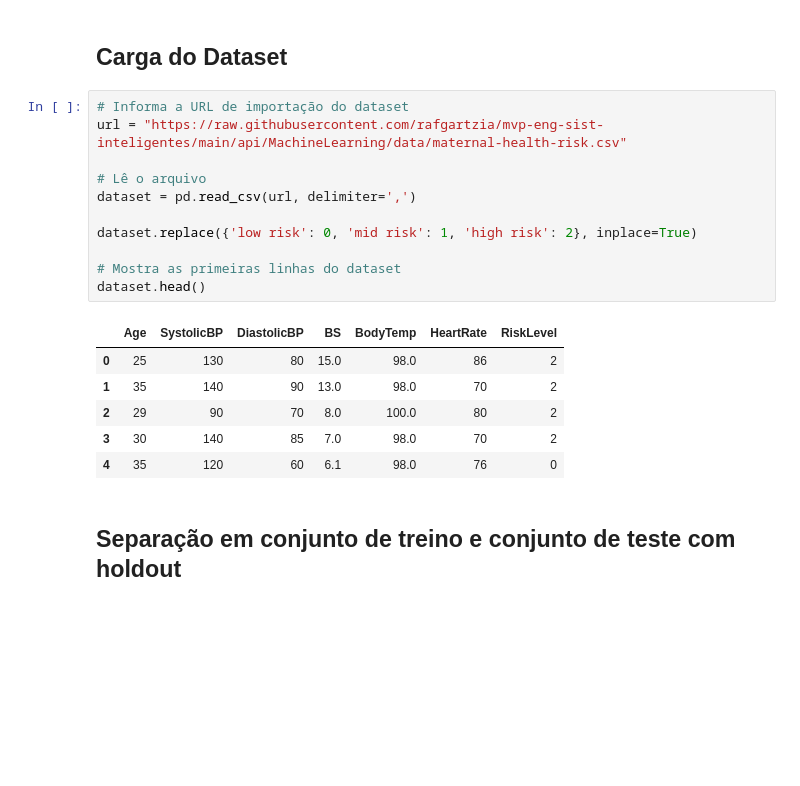
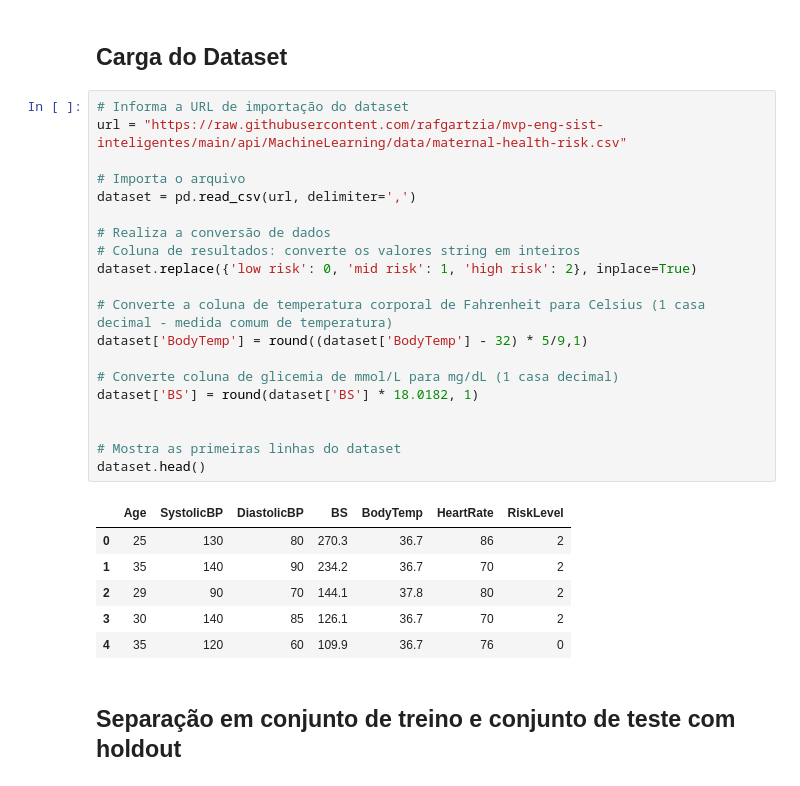
Before and after one commit to rafgartzia/mvp-eng-sist-inteligentes, a Jupyter notebook: api/MachineLearning/notebooks/maternal-risk.ipynb, the cells around one changed output. Cells and saved outputs as stored; diff of their text form; blank space fills up the shorter version.

```diff
--- a/api/MachineLearning/notebooks/maternal-risk.ipynb
+++ b/api/MachineLearning/notebooks/maternal-risk.ipynb
@@ -30,21 +28,30 @@ Matplotlib is building the font cache; this may take a moment.
 # %%
 # Informa a URL de importação do dataset
 url = "https://raw.githubusercontent.com/rafgartzia/mvp-eng-sist-inteligentes/main/api/MachineLearning/data/maternal-health-risk.csv"
 
-# Lê o arquivo
+# Importa o arquivo
 dataset = pd.read_csv(url, delimiter=',')
 
+# Realiza a conversão de dados
+# Coluna de resultados: converte os valores string em inteiros
 dataset.replace({'low risk': 0, 'mid risk': 1, 'high risk': 2}, inplace=True)
+
+# Converte a coluna de temperatura corporal de Fahrenheit para Celsius (1 casa decimal - medida comum de temperatura)
+dataset['BodyTemp'] = round((dataset['BodyTemp'] - 32) * 5/9,1)
+
+# Converte coluna de glicemia de mmol/L para mg/dL (1 casa decimal)
+dataset['BS'] = round(dataset['BS'] * 18.0182, 1)
+
 
 # Mostra as primeiras linhas do dataset
 dataset.head()
 # %% [output]
 |  | Age | SystolicBP | DiastolicBP | BS | BodyTemp | HeartRate | RiskLevel |
-| 0 | 25 | 130 | 80 | 15.0 | 98.0 | 86 | 2 |
-| 1 | 35 | 140 | 90 | 13.0 | 98.0 | 70 | 2 |
-| 2 | 29 | 90 | 70 | 8.0 | 100.0 | 80 | 2 |
-| 3 | 30 | 140 | 85 | 7.0 | 98.0 | 70 | 2 |
-| 4 | 35 | 120 | 60 | 6.1 | 98.0 | 76 | 0 |
+| 0 | 25 | 130 | 80 | 270.3 | 36.7 | 86 | 2 |
+| 1 | 35 | 140 | 90 | 234.2 | 36.7 | 70 | 2 |
+| 2 | 29 | 90 | 70 | 144.1 | 37.8 | 80 | 2 |
+| 3 | 30 | 140 | 85 | 126.1 | 36.7 | 70 | 2 |
+| 4 | 35 | 120 | 60 | 109.9 | 36.7 | 76 | 0 |
 # %% [markdown]
 ## Separação em conjunto de treino e conjunto de teste com holdout
 # %%
```
Also changed, not shown: parts of 5 cells of this notebook.
